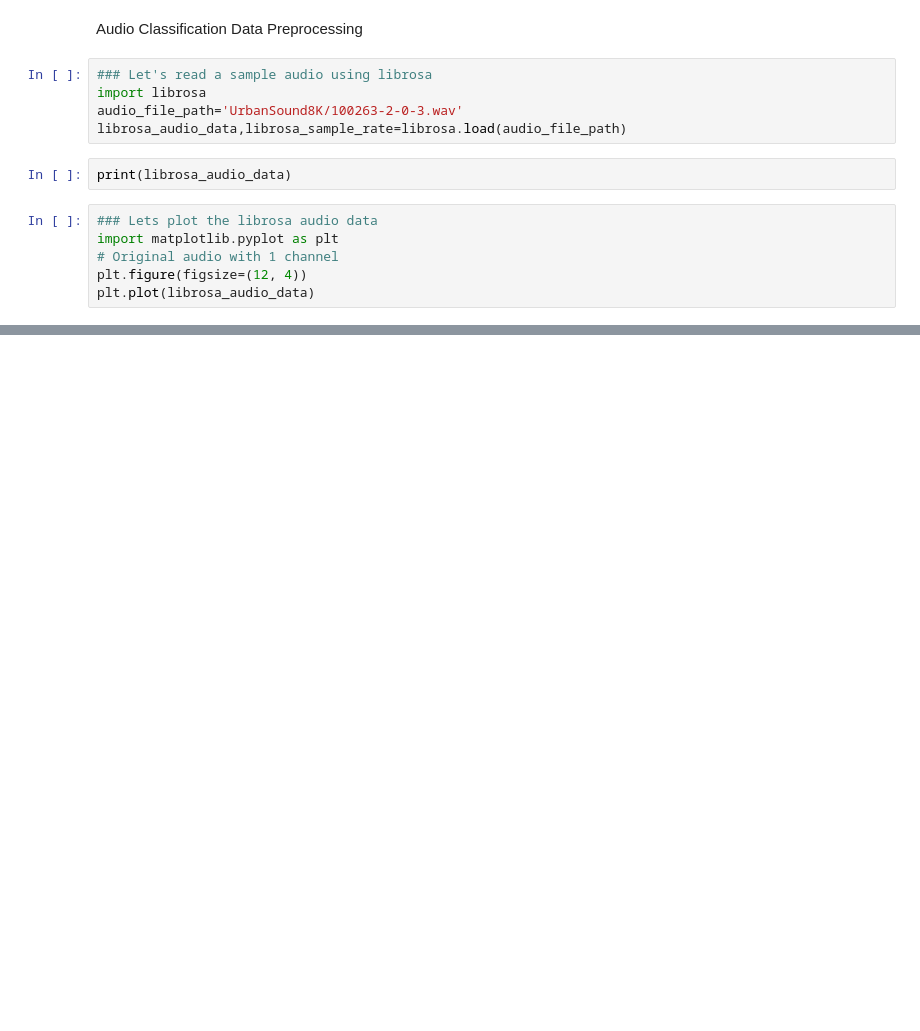
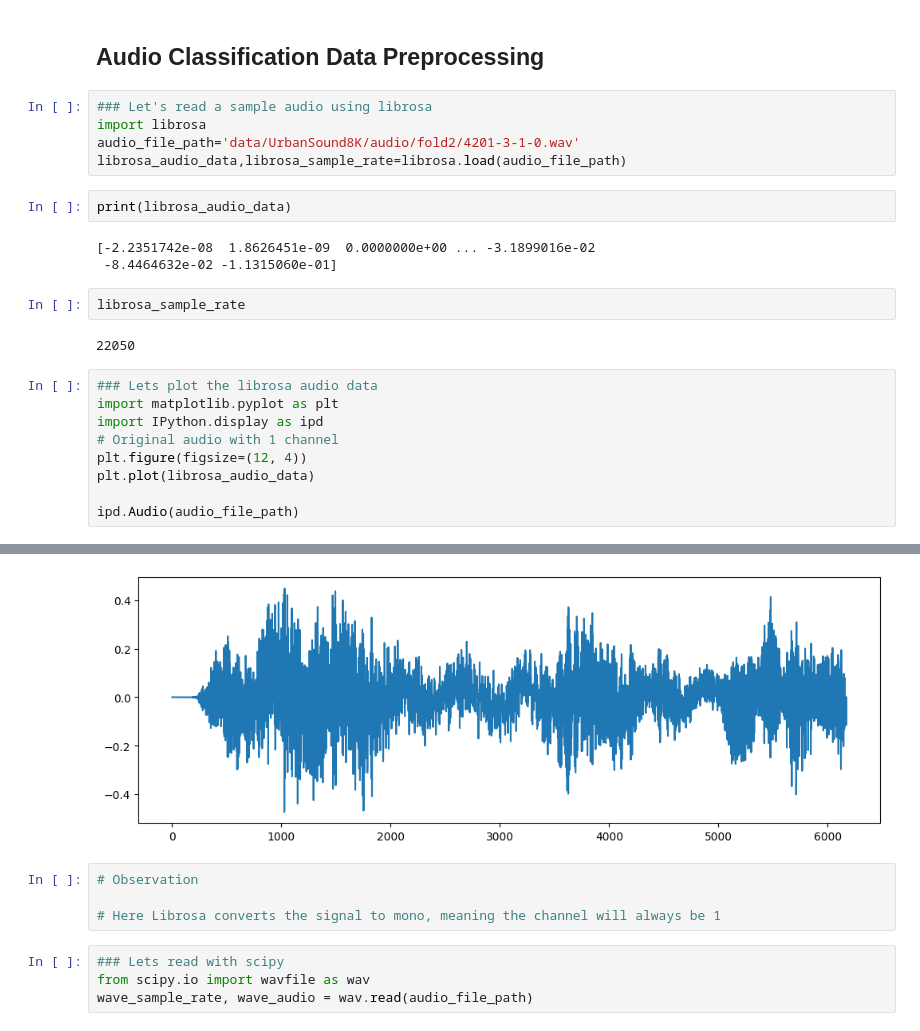
Before and after one commit to yash-raj202134/Audio-classification, a Jupyter notebook: data_preprocessing.ipynb, the cells around one changed output, grey strips where cells are left out. Drawn from its saved outputs; the diff is of its cells as text; blank space fills up the shorter version.

```diff
--- a/data_preprocessing.ipynb
+++ b/data_preprocessing.ipynb
@@ -1,15 +1,26 @@
 # %% [markdown]
-Audio Classification Data Preprocessing
+## Audio Classification Data Preprocessing
 # %%
 ### Let's read a sample audio using librosa
 import librosa
-audio_file_path='UrbanSound8K/100263-2-0-3.wav'
+audio_file_path='data/UrbanSound8K/audio/fold2/4201-3-1-0.wav'
 librosa_audio_data,librosa_sample_rate=librosa.load(audio_file_path)
 # %%
 print(librosa_audio_data)
+# %% [output]
+[-2.2351742e-08  1.8626451e-09  0.0000000e+00 ... -3.1899016e-02
+ -8.4464632e-02 -1.1315060e-01]
+# %%
+librosa_sample_rate
+# %% [output]
+22050
 # %%
 ### Lets plot the librosa audio data
 import matplotlib.pyplot as plt
+import IPython.display as ipd
 # Original audio with 1 channel
 plt.figure(figsize=(12, 4))
 plt.plot(librosa_audio_data)
+
+ipd.Audio(audio_file_path)
+# %% [output]
@@ -15,0 +28,9 @@ plt.plot(librosa_audio_data)
+[figure, added]
+# %%
+# Observation
+
+# Here Librosa converts the signal to mono, meaning the channel will always be 1
+# %%
+### Lets read with scipy
+from scipy.io import wavfile as wav
+wave_sample_rate, wave_audio = wav.read(audio_file_path)
```
Also changed, not shown: parts of 9 cells of this notebook, 1 other file.
